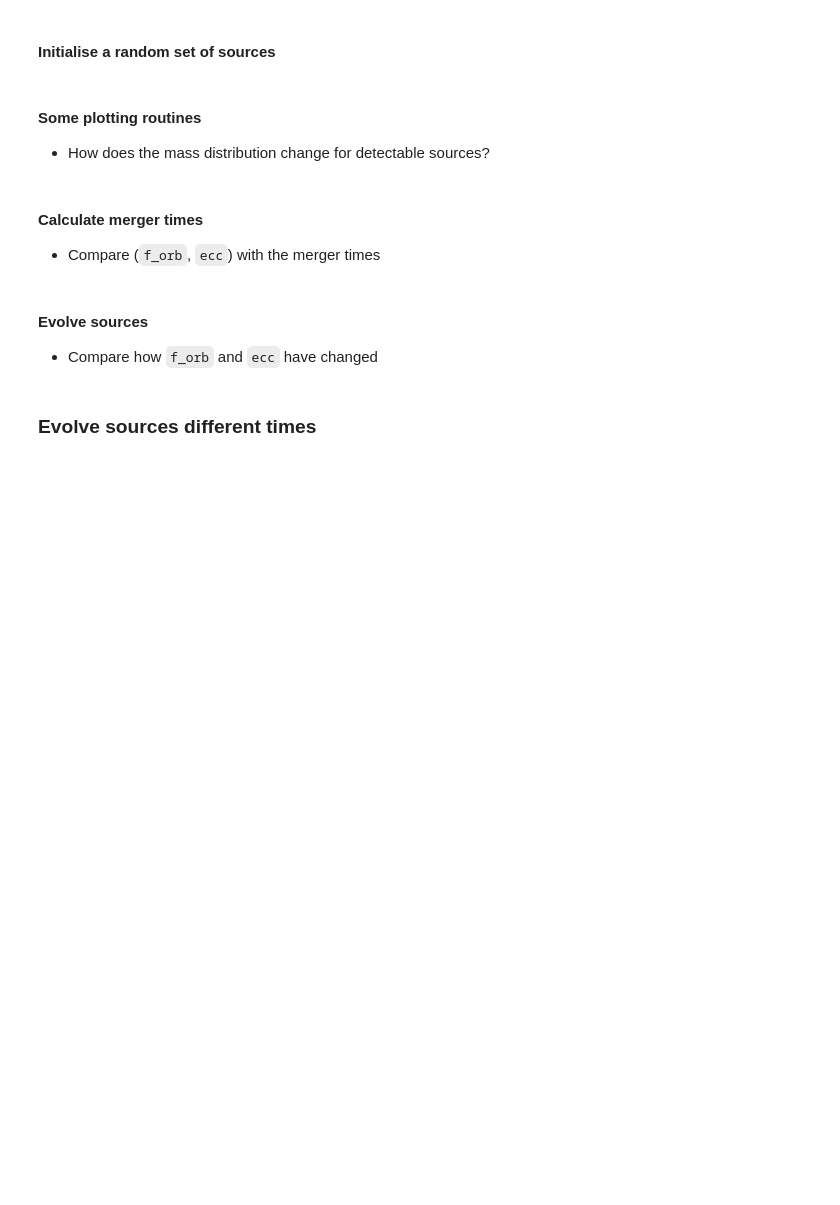
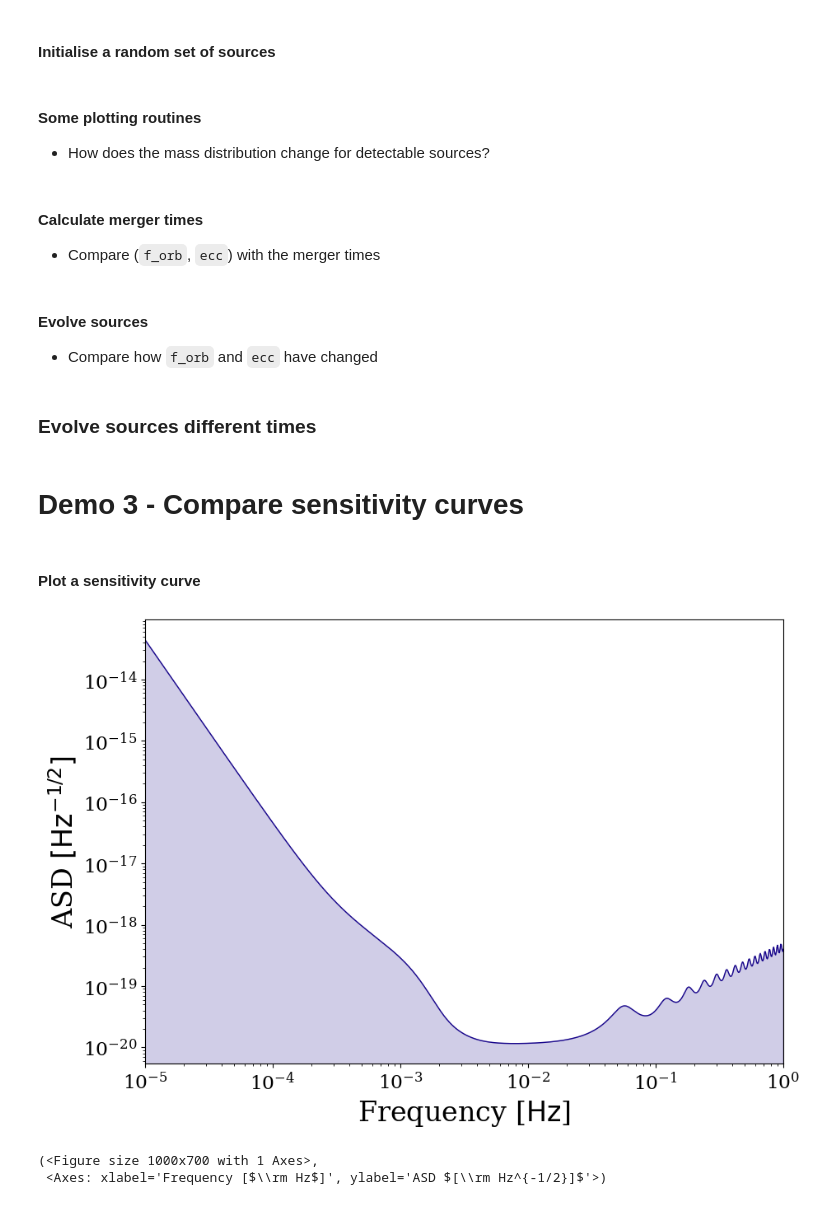
Before and after one commit to TeamLEGWORK/demo-materials, a Jupyter notebook: gwanw2024/demo.ipynb, the cells around one changed output. Saved outputs shown, nothing was run; the diff lists cells and outputs as text; code cells hidden in the pictures; blank space fills up the shorter version.

Commit message:
more stuff with demos

```diff
--- a/gwanw2024/demo.ipynb
+++ b/gwanw2024/demo.ipynb
@@ -35,3 +35,13 @@ import legwork as lw
 - Compare how `f_orb` and `ecc` have changed
 # %% [markdown]
 ### Evolve sources different times
+# %% [markdown]
+# Demo 3 - Compare sensitivity curves
+# %% [markdown]
+#### Plot a sensitivity curve
+# %%
+lw.visualisation.plot_sensitivity_curve()
+# %% [output]
+[figure, added]
+(<Figure size 1000x700 with 1 Axes>,
+ <Axes: xlabel='Frequency [$\\rm Hz$]', ylabel='ASD $[\\rm Hz^{-1/2}]$'>)
```
Also changed, not shown: parts of 15 cells of this notebook, 2 other files.
